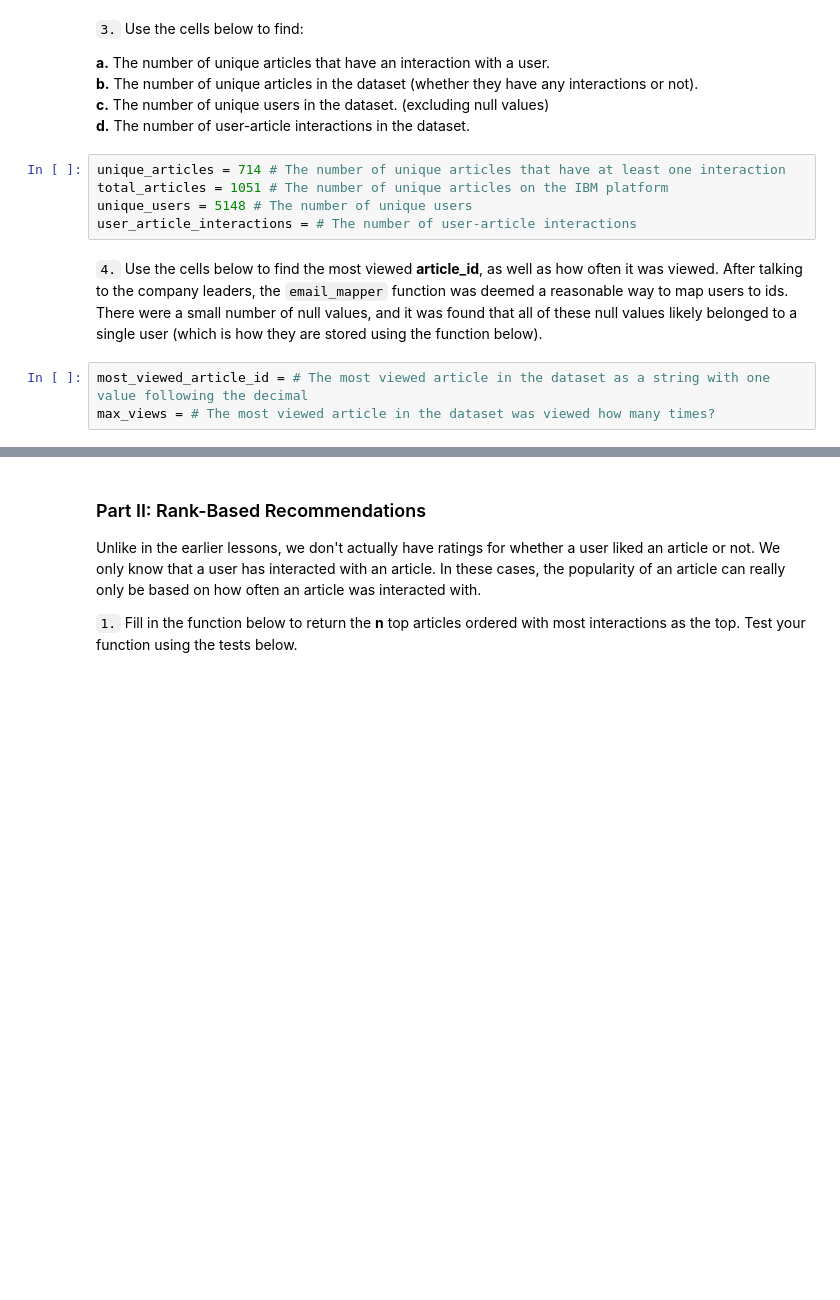
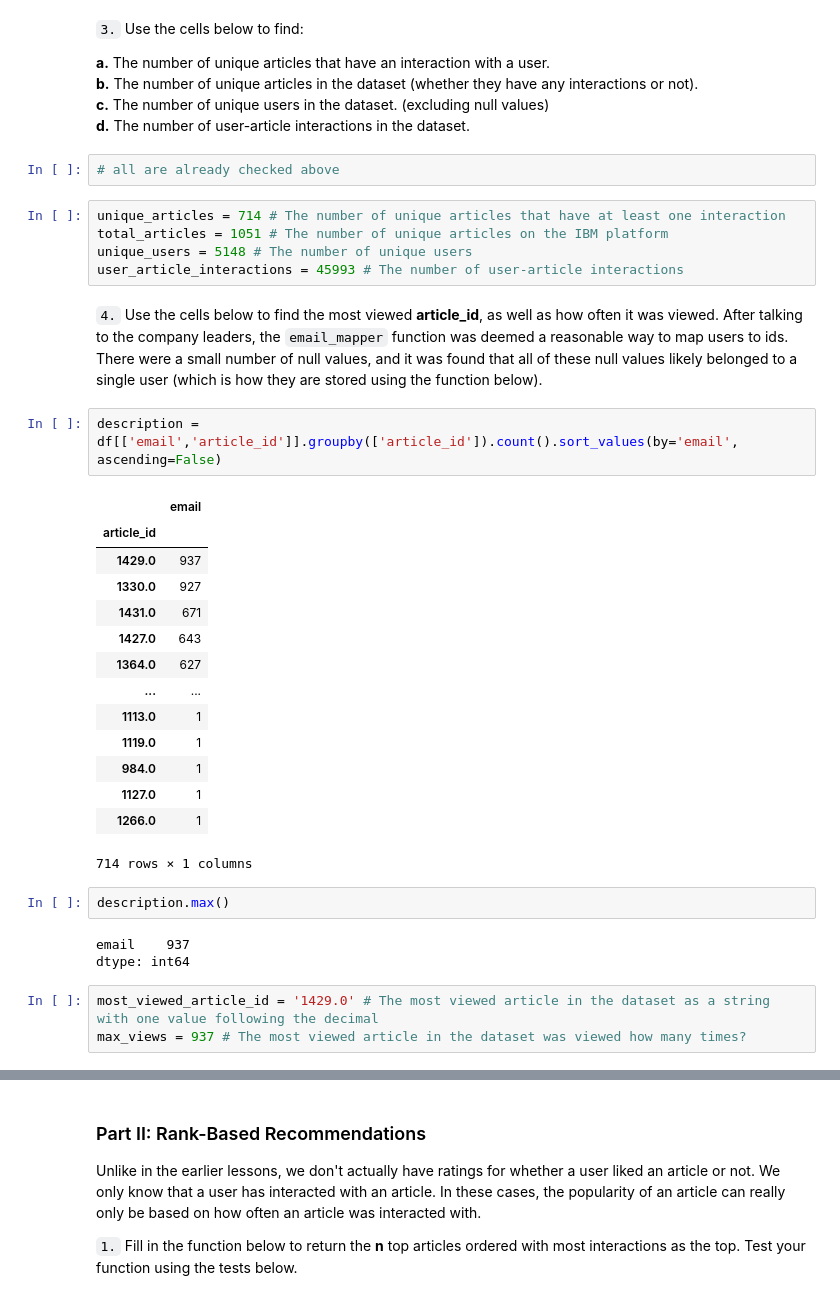
Before and after one commit to olghab/dataScienceProject3, a Jupyter notebook: Recommendations_with_IBM.ipynb, the cells around one changed output, grey strips where cells are left out. Drawn from its saved outputs; the diff is of its cells as text; blank space fills up the shorter version.

```diff
--- a/Recommendations_with_IBM.ipynb
+++ b/Recommendations_with_IBM.ipynb
@@ -161,16 +191,40 @@ df_content.drop_duplicates(subset=['article_id'])
 **b.** The number of unique articles in the dataset (whether they have any interactions or not).<br>
 **c.** The number of unique users in the dataset. (excluding null values) <br>
 **d.** The number of user-article interactions in the dataset.
+# %%
+# all are already checked above
 # %%
 unique_articles = 714 # The number of unique articles that have at least one interaction
 total_articles = 1051 # The number of unique articles on the IBM platform
 unique_users = 5148 # The number of unique users
-user_article_interactions = # The number of user-article interactions
+user_article_interactions = 45993 # The number of user-article interactions
 # %% [markdown]
 `4.` Use the cells below to find the most viewed **article_id**, as well as how often it was viewed.  After talking to the company leaders, the `email_mapper` function was deemed a reasonable way to map users to ids.  There were a small number of null values, and it was found that all of these null values likely belonged to a single user (which is how they are stored using the function below).
+# %%
+description = df[['email','article_id']].groupby(['article_id']).count().sort_values(by='email', ascending=False)
+# %% [output]
+|  | email |
+| article_id |  |
+| 1429.0 | 937 |
+| 1330.0 | 927 |
+| 1431.0 | 671 |
+| 1427.0 | 643 |
+| 1364.0 | 627 |
+| ... | ... |
+| 1113.0 | 1 |
+| 1119.0 | 1 |
+| 984.0 | 1 |
+| 1127.0 | 1 |
+| 1266.0 | 1 |
+714 rows × 1 columns
+# %%
+description.max()
+# %% [output]
+email    937
+dtype: int64
 # %%
-most_viewed_article_id = # The most viewed article in the dataset as a string with one value following the decimal
-max_views = # The most viewed article in the dataset was viewed how many times?
+most_viewed_article_id = '1429.0' # The most viewed article in the dataset as a string with one value following the decimal
+max_views = 937 # The most viewed article in the dataset was viewed how many times?
 # %%
 ## No need to change the code here - this will be helpful for later parts of the notebook
 # Run this cell to map the user email to a user_id column and remove the email column
```
Also changed, not shown: parts of 14 cells of this notebook.
